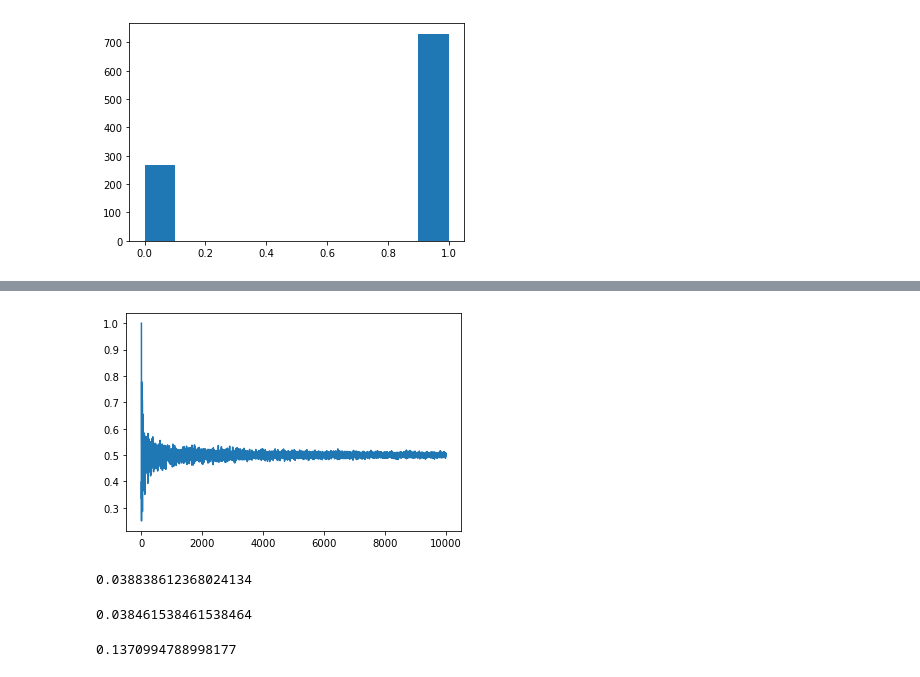
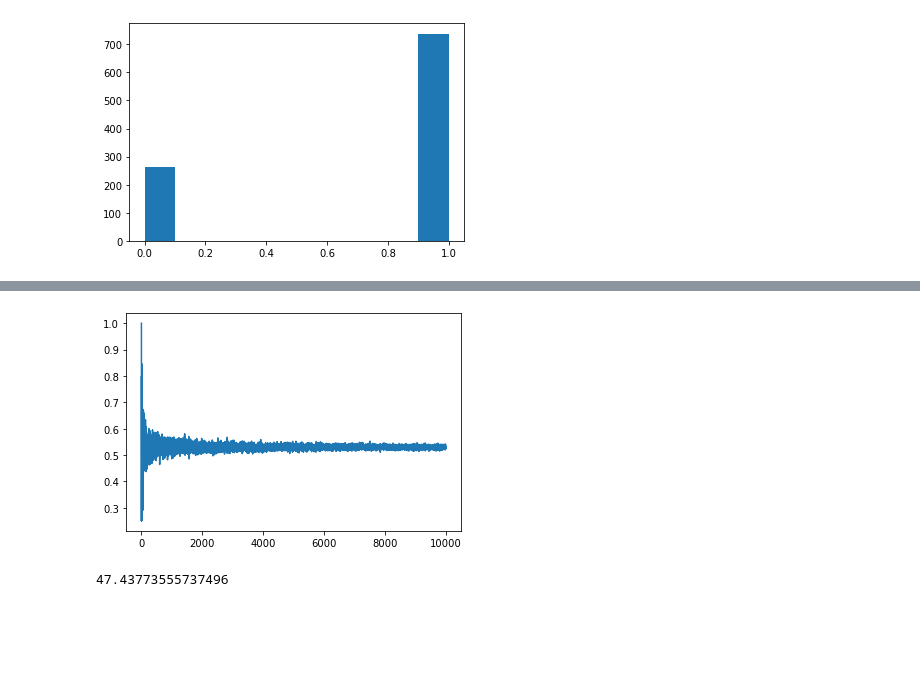
Before and after one commit to msternke/Euro_2021_sim, a Jupyter notebook: historical_goals_analysis/Untitled.ipynb, the cells around one changed output, grey strips where cells are left out. Drawn from its saved outputs; the diff is of its cells as text; code cells hidden in the pictures; blank space fills up the shorter version.

```diff
--- a/historical_goals_analysis/Untitled.ipynb
+++ b/historical_goals_analysis/Untitled.ipynb
@@ -53,20 +98,15 @@ France beats Belgium!!!
 # %%
 n = np.arange(1, 10001)
 
-wins = [np.mean(ss.bernoulli.rvs(0.5, size=i)) for i in n]
+wins = [np.mean(ss.bernoulli.rvs(0.53, size=i)) for i in n]
 plt.plot(n, wins)
 plt.show()
 # %% [output]
-[figure, old version]
+[figure, new version]
-# %%
-1 * 1/51 + 1/51 * 51/52
-# %% [output]
-0.038838612368024134
-# %%
-13 / 52 * 1 / 13 + 39 / 52 * 1 / 39
-# %% [output]
-0.038461538461538464
-# %%
--(1/52 * np.log2(1/52) + 51/52 * np.log2(51/52))
-# %% [output]
-0.1370994788998177
+# %%
+def d_elo(k, elo_a, elo_b, win_loss):
+    return k * (win_loss - exp_win_prob(elo_a-elo_b))
+
+d_elo(50, 1600, 2107, 1)
+# %% [output]
+47.43773555737496
```
Also changed, not shown: parts of 7 cells of this notebook, 3 other files.
